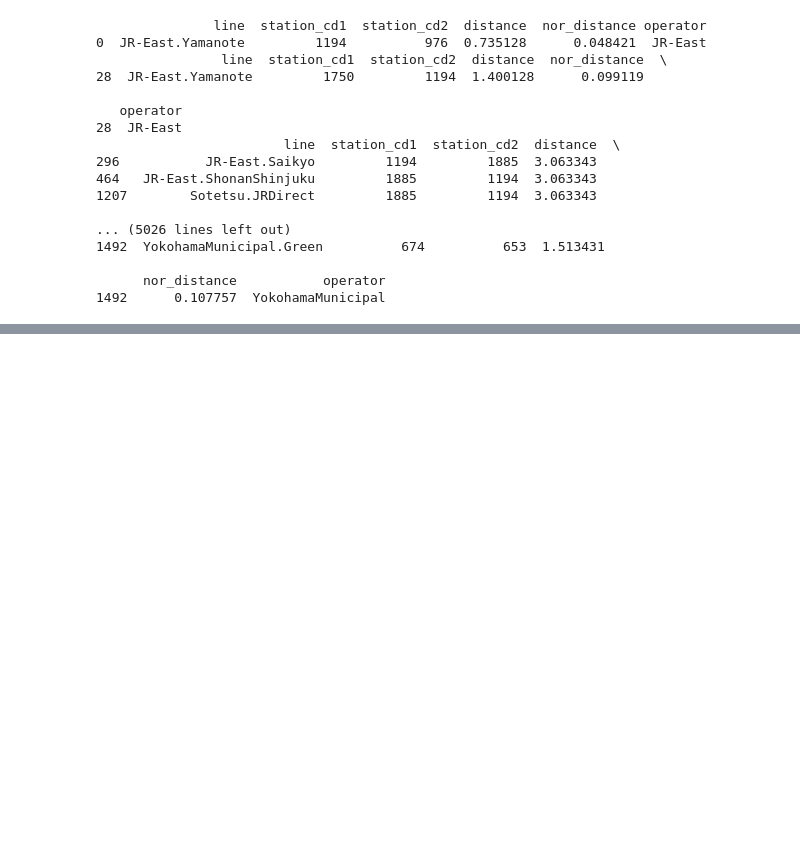
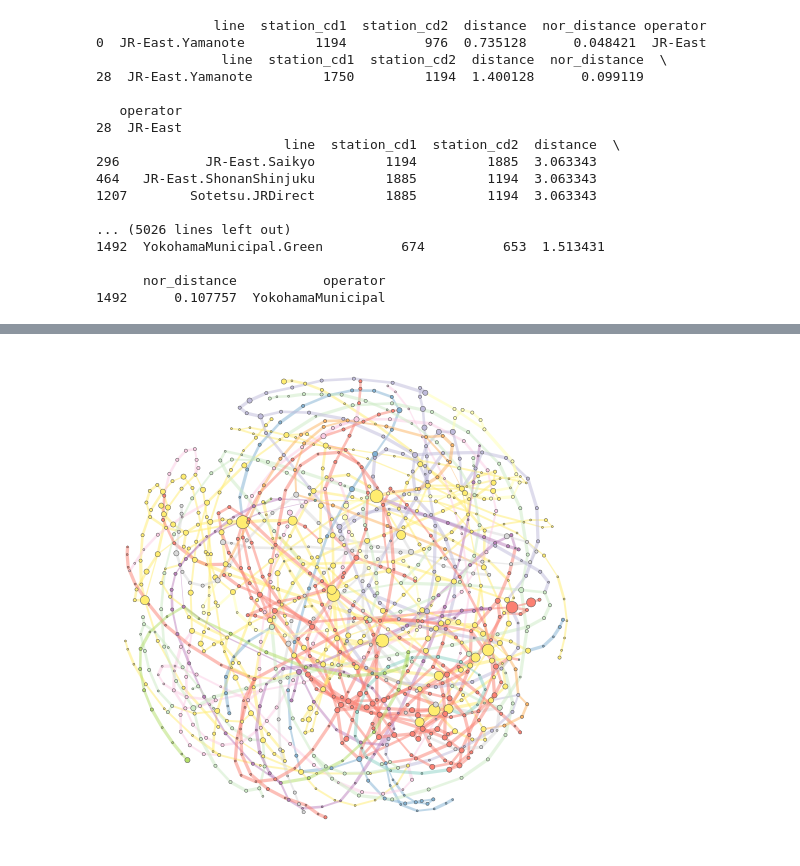
Before and after one commit to alessioborgi/PolySheafNeuralNetworks-RailwayPassengers, a Jupyter notebook: datasets/tokyo_railway/graph_plot_jp.ipynb, the cells around one changed output, grey strips where cells are left out. Cells and saved outputs as stored; diff of their text form; code cells hidden in the pictures; blank space fills up the shorter version.

```diff
--- a/datasets/tokyo_railway/graph_plot_jp.ipynb
+++ b/datasets/tokyo_railway/graph_plot_jp.ipynb
@@ -273,0 +277,5 @@ for node in stylized_network['nodes']:
+# %%
+fig, ax = nw.draw_netwulf(stylized_network, config)
+plt.show()
+# %% [output]
+[figure, added]
```
Also changed, not shown: parts of 3 cells of this notebook.
